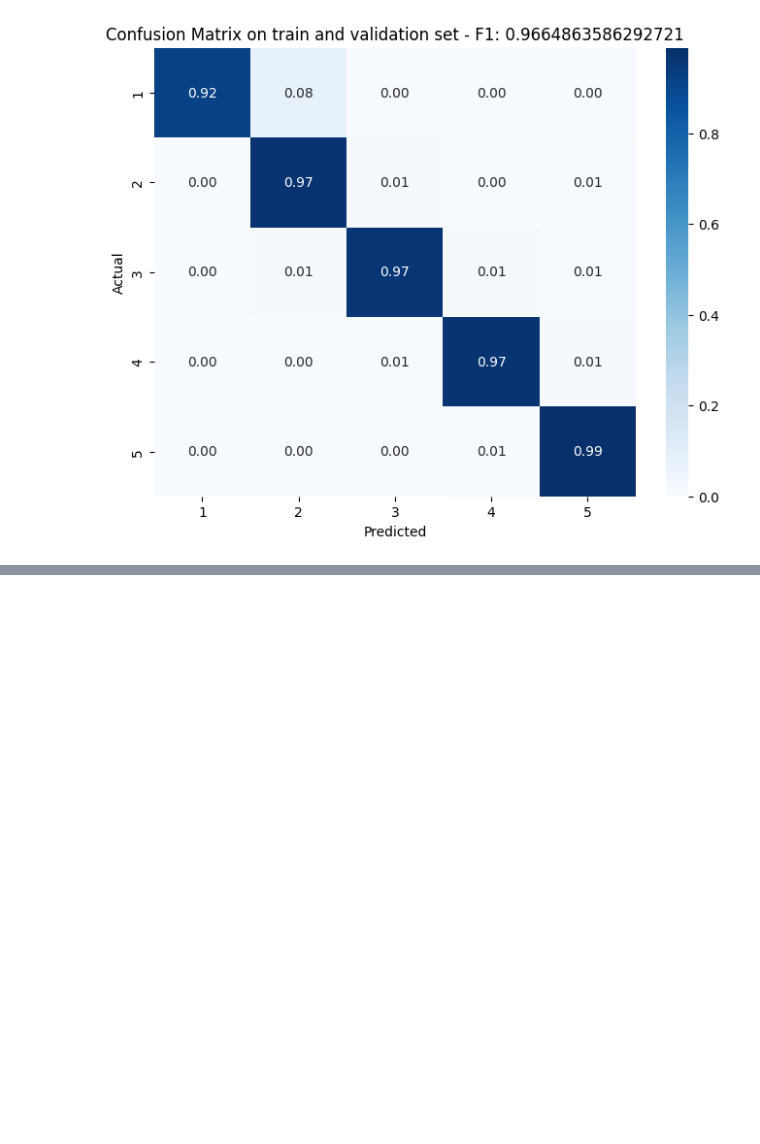
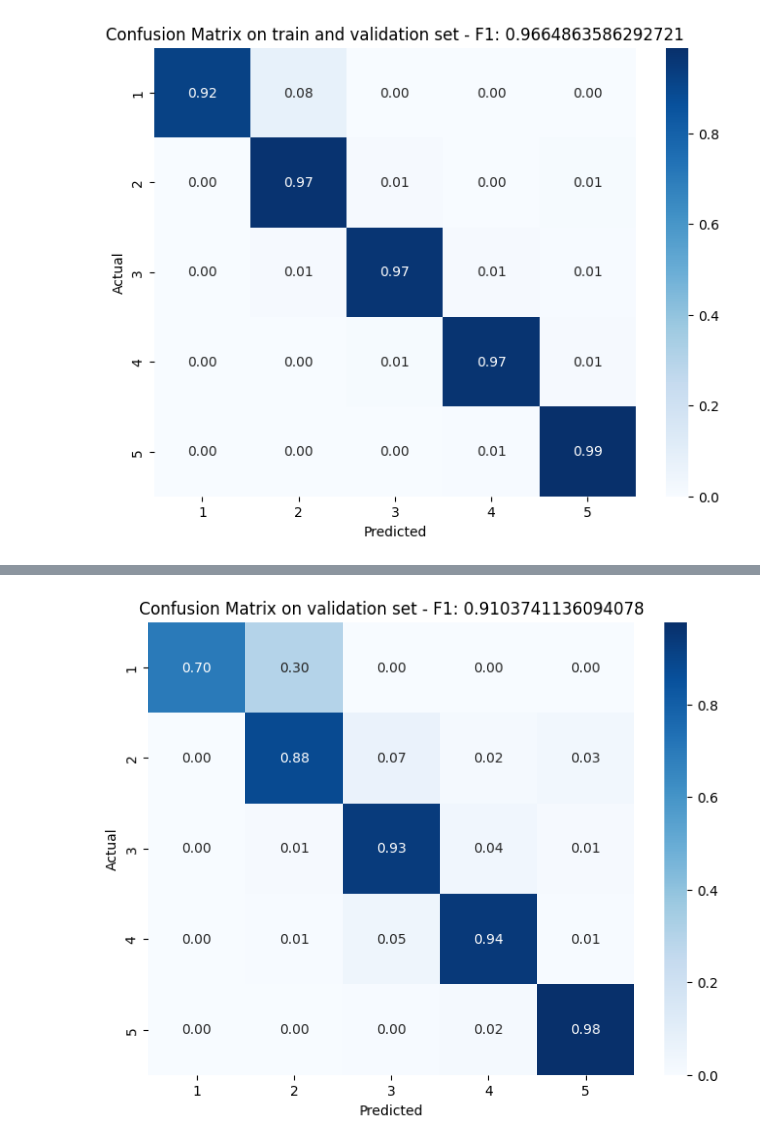
Before and after one commit to vittoriomussin/sand-task---SANDvox-Harvesters, a Jupyter notebook: SAND Tasks/SAND_Challenge_task1_dataset/Mixed_Classification.ipynb, the cells around one changed output, grey strips where cells are left out. Drawn from its saved outputs; the diff is of its cells as text; code cells hidden in the pictures; blank space fills up the shorter version.

Commit message:
Added confusion matrix on validation set for mixed model

```diff
--- a/SAND Tasks/SAND_Challenge_task1_dataset/Mixed_Classification.ipynb
+++ b/SAND Tasks/SAND_Challenge_task1_dataset/Mixed_Classification.ipynb
@@ -59,3 +59,31 @@ plt.show()
 59/59 ━━━━━━━━━━━━━━━━━━━━ 1s 8ms/step
 F1 score: 0.9664863586292721
 [figure]
+# %%
+# Split the dataset into training and testing sets
+from sklearn.model_selection import train_test_split
+
+X_train, X_val, y_train, y_val = train_test_split(X, y, test_size=0.2, random_state=42, stratify=y.argmax(axis=1))
+# %%
+from sklearn.metrics import confusion_matrix, f1_score
+import seaborn as sns
+
+# Example true labels and predicted labels
+y_true = np.argmax(y_val, axis=-1)
+y_pred = np.argmax(mixed_model(X_val), axis=-1)
+
+# Compute the f1 score
+f1 = f1_score(y_true, y_pred, average='macro')
+print('F1 score:', f1)
+
+# Create the confusion matrix
+cm = confusion_matrix(y_true, y_pred, labels=range(n_cl), normalize='true')
+
+# Plot the confusion matrix
+plt.figure(figsize=(8, 6))
+sns.heatmap(cm, annot=True, fmt='.2f', cmap='Blues', xticklabels=range(1,n_cl+1), yticklabels=range(1,n_cl+1))
+plt.xlabel('Predicted')
+plt.ylabel('Actual')
+plt.title(f'Confusion Matrix on validation set - F1: {f1}')
+plt.show()
+# %% [output]
@@ -61,0 +93 @@ F1 score: 0.9664863586292721
+[figure, added]
```
Also changed, not shown: parts of 1 cell of this notebook.
